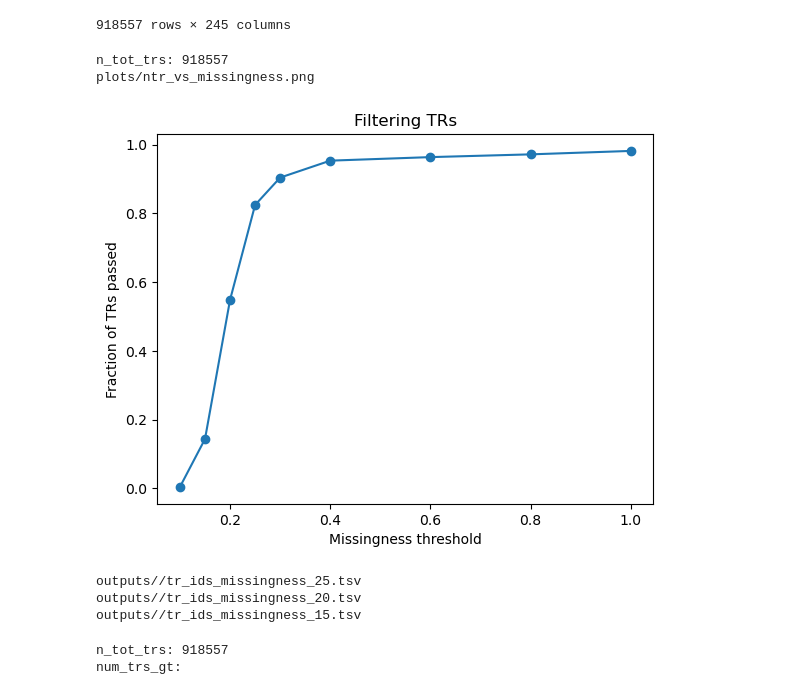
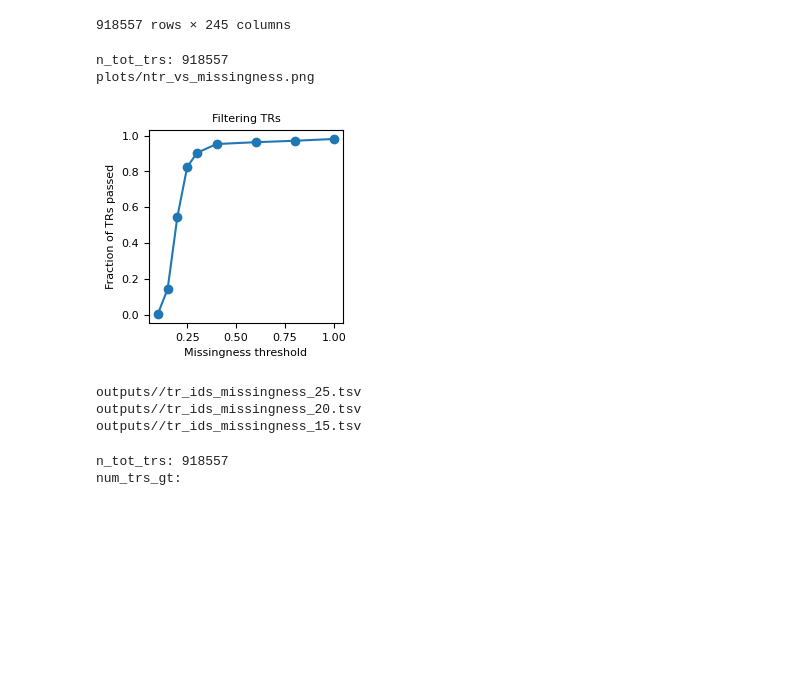
Before and after one commit to mldmort/Mortazavi25_ASD, a Jupyter notebook: TRs/process_tr_missingness.ipynb, the cells around one changed output. Cells and saved outputs as stored; diff of their text form; code cells hidden in the pictures; blank space fills up the shorter version.

```diff
--- a/TRs/process_tr_missingness.ipynb
+++ b/TRs/process_tr_missingness.ipynb
@@ -326,32 +326,35 @@ df_gt_flt:
 # %%
 n_tot_trs = df_gt_flt.shape[0]
 print(f'n_tot_trs: {n_tot_trs}')
 missings = [1, .8, .6, .4, .3, .25, .2, .15, .1]
 n_trs = []
 for missing in missings:
     n_tr = df_gt_flt.loc[df_gt_flt.missingness<missing].shape[0] / n_tot_trs
     n_trs.append(n_tr)
 
-plt.figure()
-plt.plot(missings, n_trs, '-o')
-plt.title('Filtering TRs')
-plt.xlabel('Missingness threshold')
-plt.ylabel('Fraction of TRs passed')
+FS = 8
+plt.figure(figsize=(2.5, 2.5))
+plt.plot(missings, n_trs, '-o', markersize=FS-2)
+plt.title('Filtering TRs', fontsize=FS)
+plt.xlabel('Missingness threshold', fontsize=FS)
+plt.ylabel('Fraction of TRs passed', fontsize=FS)
+plt.xticks(fontsize=FS)
+plt.yticks(fontsize=FS)
 fig_name = f'{dir_fig}/ntr_vs_missingness.png'
 print(fig_name)
-plt.savefig(fig_name, bbox_inches='tight')
+plt.savefig(fig_name, bbox_inches='tight', dpi=1200)
 plt.show()
 
 missing_thrs = [.25, .2, .15]
 for missing_thr in missing_thrs:
     df_gt_sel = df_gt_flt.loc[df_gt_flt.missingness<missing_thr]
     file_name = f'{dir_out}/tr_ids_missingness_{int(missing_thr*100)}.tsv'
     print(file_name)
     df_gt_sel.index.to_series().to_csv(file_name, sep='\t', index=False)
 # %% [output]
 n_tot_trs: 918557
 plots/ntr_vs_missingness.png
-[figure, old version]
+[figure, new version]
 outputs//tr_ids_missingness_25.tsv
 outputs//tr_ids_missingness_20.tsv
 outputs//tr_ids_missingness_15.tsv
```
Also changed, not shown: parts of 1 cell of this notebook, 11 other files.
